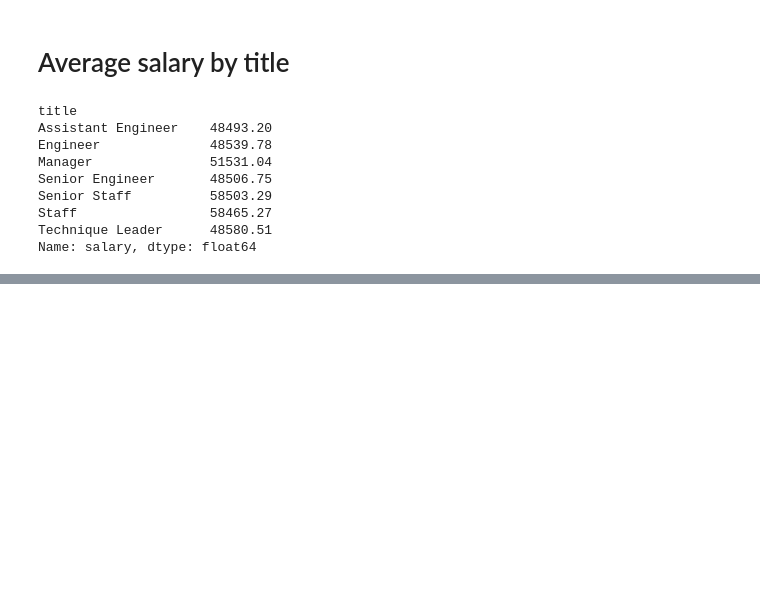
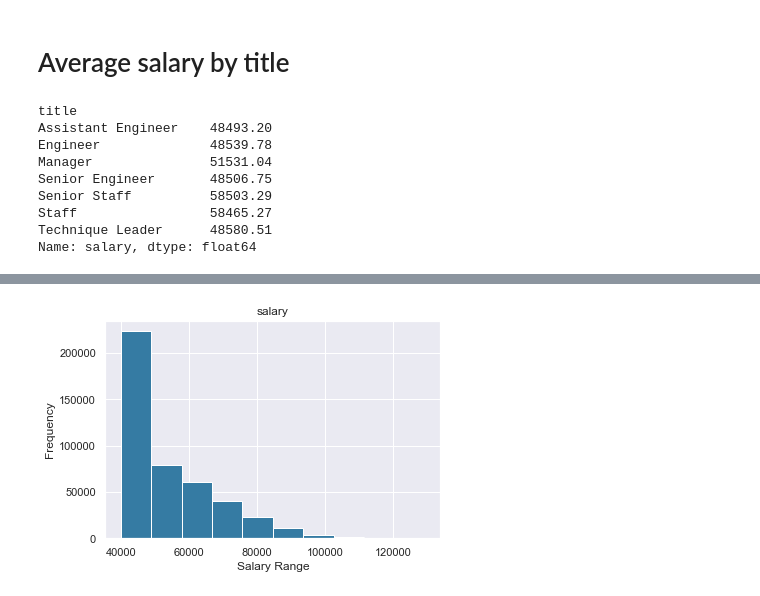
Before and after one commit to cckuqui/employeesdb-exercise, a Jupyter notebook: analysis.ipynb, the cells around one changed output, grey strips where cells are left out. Cells and saved outputs as stored; diff of their text form; code cells hidden in the pictures; blank space fills up the shorter version.

```diff
--- a/analysis.ipynb
+++ b/analysis.ipynb
@@ -36,7 +36,7 @@ Staff                 58465.27
 Technique Leader      48580.51
 Name: salary, dtype: float64
 # %%
-title_salary.hist(color=sns.color_palette("hls")color=sns.color_palette("hls", 10))
+title_salary.hist(color=sns.color_palette("mako",1))
 plt.xlabel('Salary Range')
 plt.ylabel('Frequency')
 plt.show()
@@ -45 +44,2 @@ SyntaxError: invalid syntax (<ipython-input-8-97175f9ab882>, line 1)
+[figure, added]
 # %%
```
Also changed, not shown: parts of 3 cells of this notebook.
